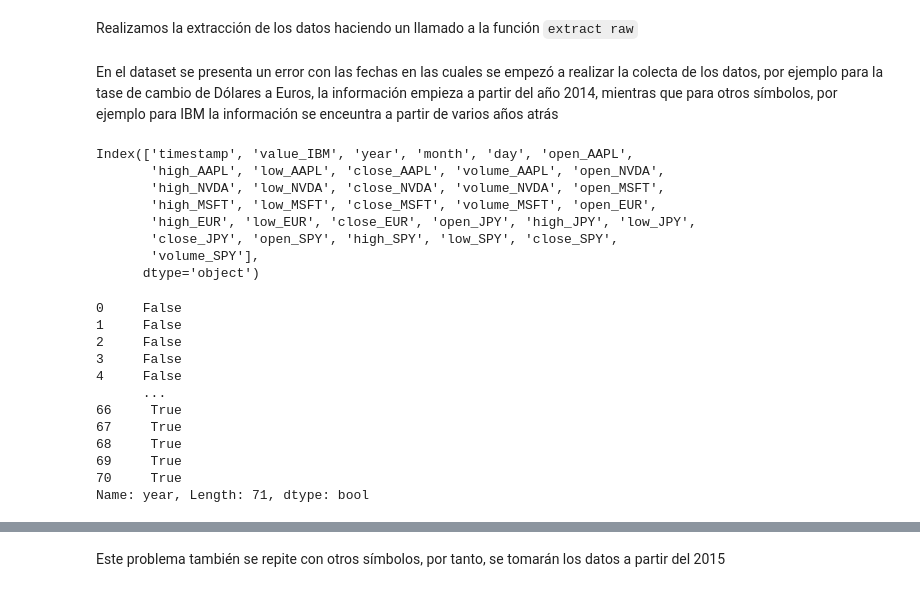
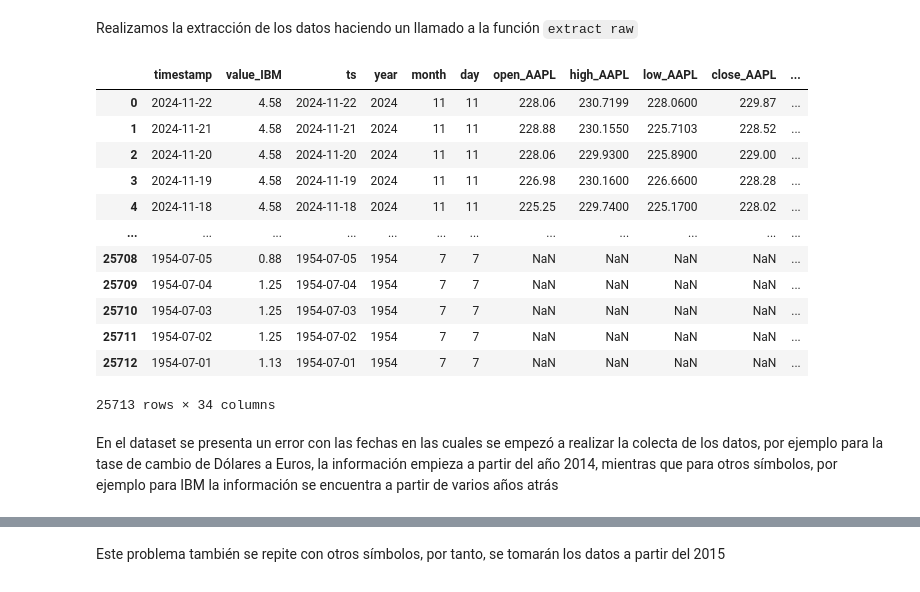
Before and after one commit to CarlosBaez11/proyectoMSCEafit, a Jupyter notebook: DataPrep.ipynb, the cells around one changed output, grey strips where cells are left out. Drawn from its saved outputs; the diff is of its cells as text; code cells hidden in the pictures.

```diff
--- a/DataPrep.ipynb
+++ b/DataPrep.ipynb
@@ -92,32 +92,22 @@ SYMBOLS=['IBM','AAPL', 'NVDA', 'MSFT', 'EUR', 'JPY', 'SPY']
 Realizamos la extracción de los datos haciendo un llamado a la función `extract raw`
 # %%
 raw_data=extract_raw(SYMBOLS)
+# %%
+raw_data
+# %% [output]
+|  | timestamp | value_IBM | ts | year | month | day | open_AAPL | high_AAPL | low_AAPL | close_AAPL | ... |
+| 0 | 2024-11-22 | 4.58 | 2024-11-22 | 2024 | 11 | 11 | 228.06 | 230.7199 | 228.0600 | 229.87 | ... |
+| 1 | 2024-11-21 | 4.58 | 2024-11-21 | 2024 | 11 | 11 | 228.88 | 230.1550 | 225.7103 | 228.52 | ... |
+| 2 | 2024-11-20 | 4.58 | 2024-11-20 | 2024 | 11 | 11 | 228.06 | 229.9300 | 225.8900 | 229.00 | ... |
+| 3 | 2024-11-19 | 4.58 | 2024-11-19 | 2024 | 11 | 11 | 226.98 | 230.1600 | 226.6600 | 228.28 | ... |
+| 4 | 2024-11-18 | 4.58 | 2024-11-18 | 2024 | 11 | 11 | 225.25 | 229.7400 | 225.1700 | 228.02 | ... |
+| ... | ... | ... | ... | ... | ... | ... | ... | ... | ... | ... | ... |
+| 25708 | 1954-07-05 | 0.88 | 1954-07-05 | 1954 | 7 | 7 | NaN | NaN | NaN | NaN | ... |
+| 25709 | 1954-07-04 | 1.25 | 1954-07-04 | 1954 | 7 | 7 | NaN | NaN | NaN | NaN | ... |
+| 25710 | 1954-07-03 | 1.25 | 1954-07-03 | 1954 | 7 | 7 | NaN | NaN | NaN | NaN | ... |
+| 25711 | 1954-07-02 | 1.25 | 1954-07-02 | 1954 | 7 | 7 | NaN | NaN | NaN | NaN | ... |
+| 25712 | 1954-07-01 | 1.13 | 1954-07-01 | 1954 | 7 | 7 | NaN | NaN | NaN | NaN | ... |
+25713 rows × 34 columns
 # %% [markdown]
-En el dataset se presenta un error con las fechas en las cuales se empezó a realizar la colecta de los datos, por ejemplo para la tase de cambio de Dólares a Euros, la información empieza a partir del año 2014, mientras que para otros símbolos, por ejemplo para IBM la información se enceuntra a partir de varios años atrás
+En el dataset se presenta un error con las fechas en las cuales se empezó a realizar la colecta de los datos, por ejemplo para la tase de cambio de Dólares a Euros, la información empieza a partir del año 2014, mientras que para otros símbolos, por ejemplo para IBM la información se encuentra a partir de varios años atrás
-# %%
-raw_data.columns
-# %% [output]
-Index(['timestamp', 'value_IBM', 'year', 'month', 'day', 'open_AAPL',
-       'high_AAPL', 'low_AAPL', 'close_AAPL', 'volume_AAPL', 'open_NVDA',
-       'high_NVDA', 'low_NVDA', 'close_NVDA', 'volume_NVDA', 'open_MSFT',
-       'high_MSFT', 'low_MSFT', 'close_MSFT', 'volume_MSFT', 'open_EUR',
-       'high_EUR', 'low_EUR', 'close_EUR', 'open_JPY', 'high_JPY', 'low_JPY',
-       'close_JPY', 'open_SPY', 'high_SPY', 'low_SPY', 'close_SPY',
-       'volume_SPY'],
-      dtype='object')
-# %%
-raw_data[['low_EUR', 'year']].groupby(['year'])['low_EUR'].count().reset_index()['year']>2014
-# %% [output]
-0     False
-1     False
-2     False
-3     False
-4     False
-      ...
-66     True
-67     True
-68     True
-69     True
-70     True
-Name: year, Length: 71, dtype: bool
 # %%
```
Also changed, not shown: parts of 16 cells of this notebook.
